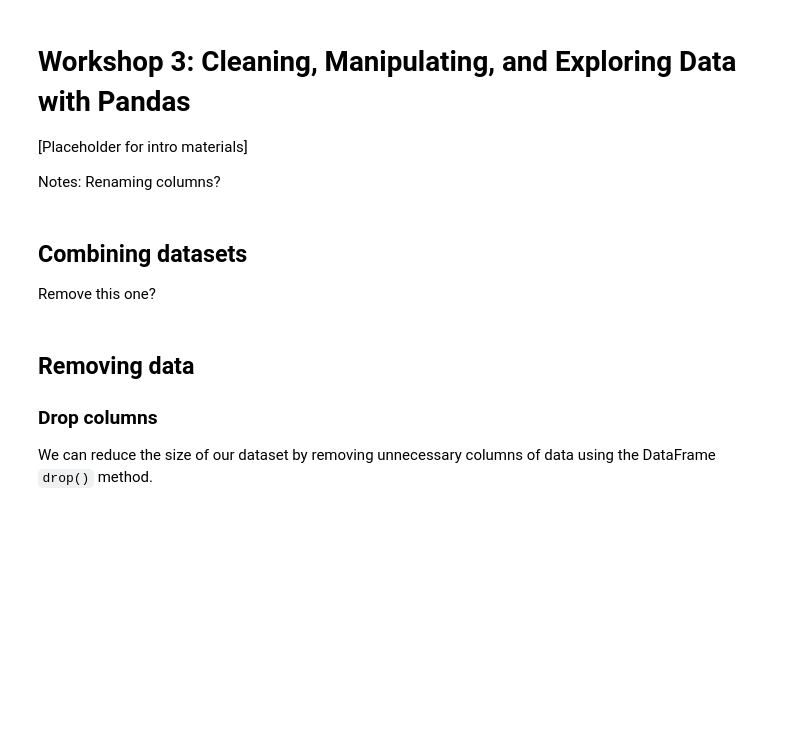
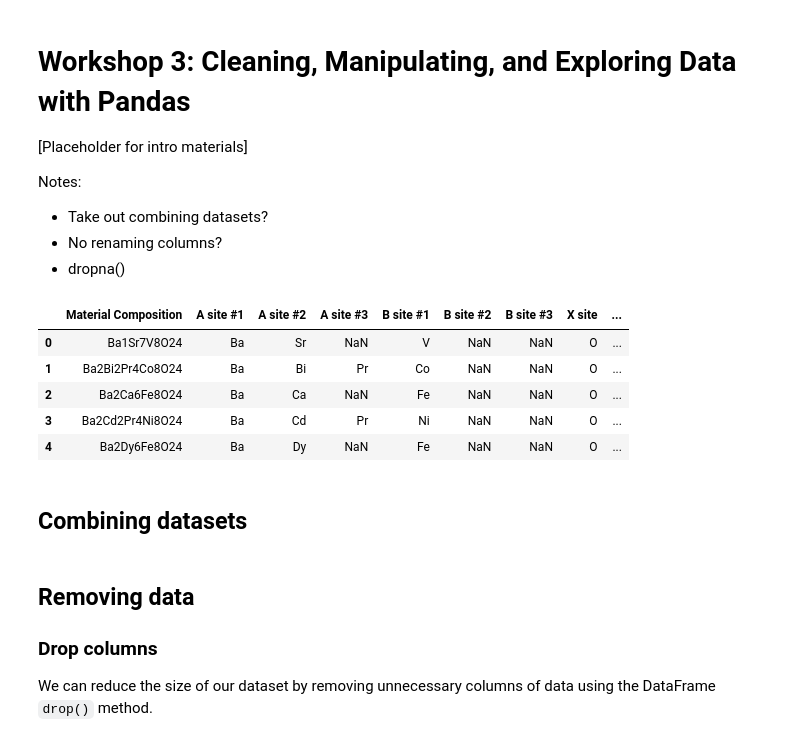
Before and after one commit to NCSU-Libraries/data-viz-instruction, a Jupyter notebook: MI_REU_2021/Workshop_3_Cleaning_Manipulating_and_Exploring_Data_with_Pandas.ipynb, the cells around one changed output. Drawn from its saved outputs; the diff is of its cells as text; code cells hidden in the pictures; blank space fills up the shorter version.

```diff
--- a/MI_REU_2021/Workshop_3_Cleaning_Manipulating_and_Exploring_Data_with_Pandas.ipynb
+++ b/MI_REU_2021/Workshop_3_Cleaning_Manipulating_and_Exploring_Data_with_Pandas.ipynb
@@ -3,13 +3,31 @@
 [Placeholder for intro materials]
 
 Notes:
-Renaming columns?
+
+- Take out combining datasets?
+- No renaming columns?
+- dropna()
 # %%
 # Import the Pandas library as pd (callable in our code as pd)
 import pandas as pd
+# %%
+# Import the dataset as a DataFrame
+
+# The file location
+csv_file_url = 'https://raw.githubusercontent.com/NCSU-Libraries/data-viz-instruction/main/MI_REU_2021/data/perovskite_DFT_EaH_FormE.csv'
+
+# Read in the file and print out the DataFrame
+ts_csv = pd.read_csv(csv_file_url)
+ts_csv.head()
+# %% [output]
+|  | Material Composition | A site #1 | A site #2 | A site #3 | B site #1 | B site #2 | B site #3 | X site | ... |
+| 0 | Ba1Sr7V8O24 | Ba | Sr | NaN | V | NaN | NaN | O | ... |
+| 1 | Ba2Bi2Pr4Co8O24 | Ba | Bi | Pr | Co | NaN | NaN | O | ... |
+| 2 | Ba2Ca6Fe8O24 | Ba | Ca | NaN | Fe | NaN | NaN | O | ... |
+| 3 | Ba2Cd2Pr4Ni8O24 | Ba | Cd | Pr | Ni | NaN | NaN | O | ... |
+| 4 | Ba2Dy6Fe8O24 | Ba | Dy | NaN | Fe | NaN | NaN | O | ... |
 # %% [markdown]
 ## Combining datasets
-Remove this one?
 # %% [markdown]
 ## Removing data
 ### Drop columns
```
Also changed, not shown: parts of 17 cells of this notebook.
